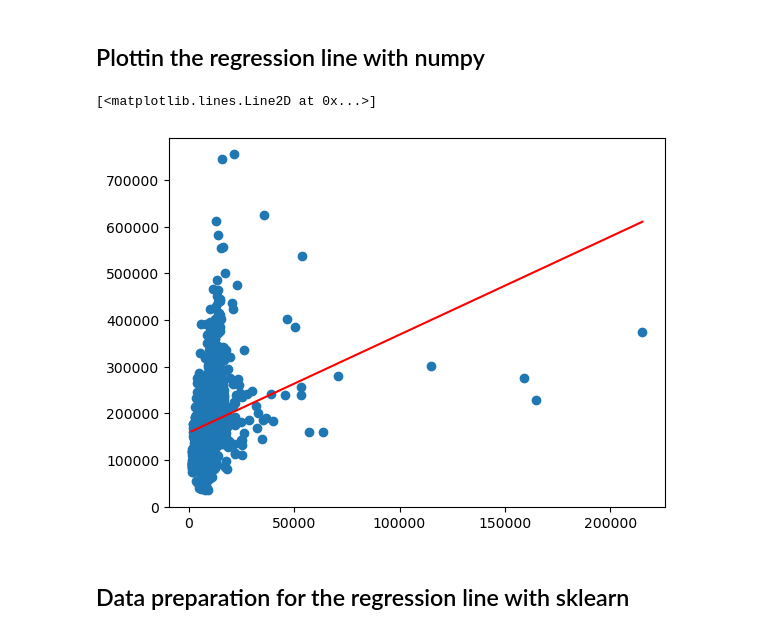
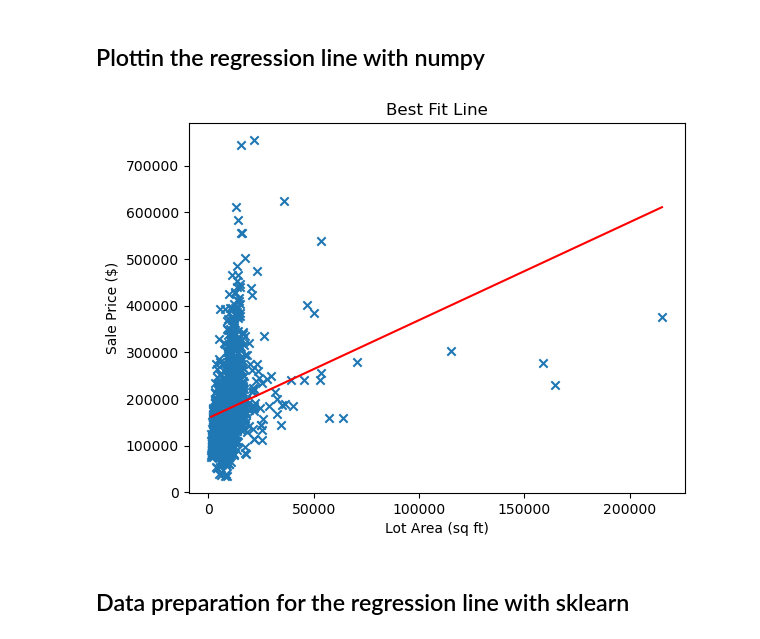
Before and after one commit to AlessandroKuz/ML-Algorithms, a Jupyter notebook: Visualization/Simple_Linear_Regression.ipynb, the cells around one changed output. Saved outputs shown, nothing was run; the diff lists cells and outputs as text; code cells hidden in the pictures.

Commit message:
Add label to graphs

```diff
--- a/Visualization/Simple_Linear_Regression.ipynb
+++ b/Visualization/Simple_Linear_Regression.ipynb
@@ -56,12 +55,14 @@ df.shape
 # %% [markdown]
 ## Plottin the regression line with numpy
 # %%
-plt.scatter(X, y)
+plt.scatter(X, y, marker="x")
 plt.plot(np.unique(X), np.poly1d(np.polyfit(X, y, 1))(np.unique(X)), color="red")
+plt.title("Best Fit Line")
+plt.xlabel("Lot Area (sq ft)")
+plt.ylabel("Sale Price ($)");
 # https://stackoverflow.com/questions/22239691/code-for-line-of-best-fit-of-a-scatter-plot-in-python
 # %% [output]
-[<matplotlib.lines.Line2D at 0x...>]
-[figure, old version]
+[figure, new version]
 # %% [markdown]
 ## Data preparation for the regression line with sklearn
 # %%
```
Also changed, not shown: parts of 3 cells of this notebook.
